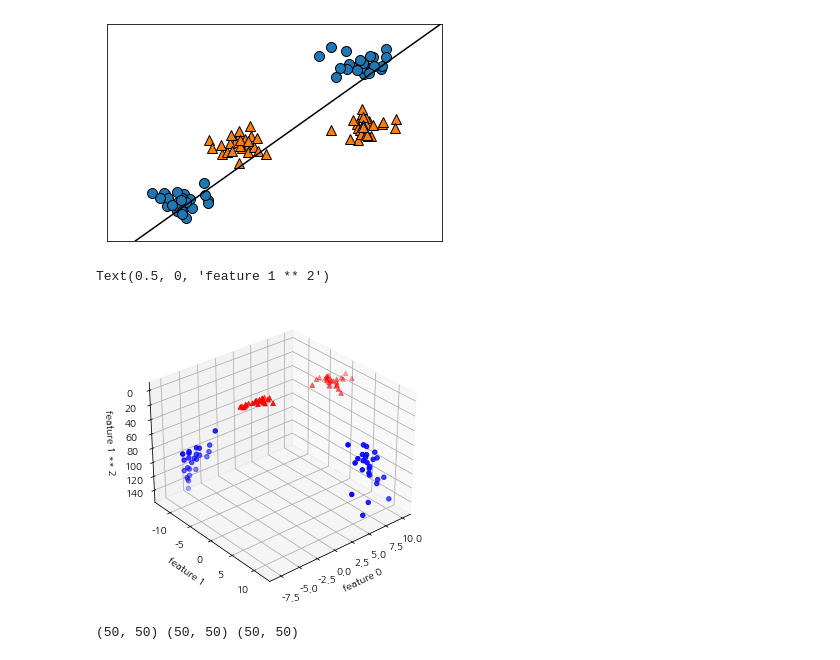
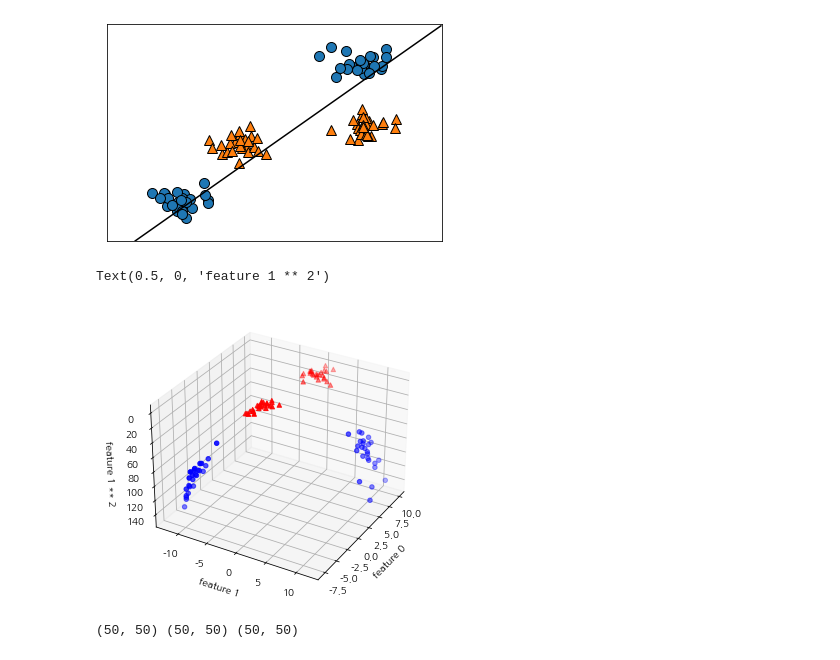
Before and after one commit to P-ws/Machine-Learning, a Jupyter notebook: 서포터벡터머신.ipynb, the cells around one changed output. Saved outputs shown, nothing was run; the diff lists cells and outputs as text; code cells hidden in the pictures.

```diff
--- a/서포터벡터머신.ipynb
+++ b/서포터벡터머신.ipynb
@@ -32,25 +32,25 @@ mglearn.discrete_scatter(X[:, 0], X[:, 1], y)
 # %%
 from mpl_toolkits.mplot3d import Axes3D, axes3d
 import numpy as np
 
 # 두 번째 특성을 제곱하여 추가
 X_new = np.hstack([X, X[:, 1:]**2])
 
 # 3차원 그래프
 fig = plt.figure()
-ax = Axes3D(fig, azim=-50, elev=-150)
+ax = Axes3D(fig, azim=-30, elev=-150)
 
 # y == 0인 포인트를 먼저 그리고 그 다음 y == 1인 포인트를 그림
 mask = y == 0
 ax.scatter(X_new[mask, 0], X_new[mask, 1], X_new[mask, 2], c='b')
 # ~ 비트 NOT : x의 비트를 뒤집음
 ax.scatter(X_new[~mask, 0], X_new[~mask, 1], X_new[~mask, 2], c='r', marker='^')
 plt.xlabel('feature 0')
 plt.ylabel('feature 1')
 ax.set_zlabel('feature 1 ** 2')
 # %% [output]
 Text(0.5, 0, 'feature 1 ** 2')
-[figure, old version]
+[figure, new version]
 # %%
 model = LinearSVC().fit(X_new, y)
 w, b = model.coef_.ravel(), model.intercept_
```
Also changed, not shown: 43 other files.
